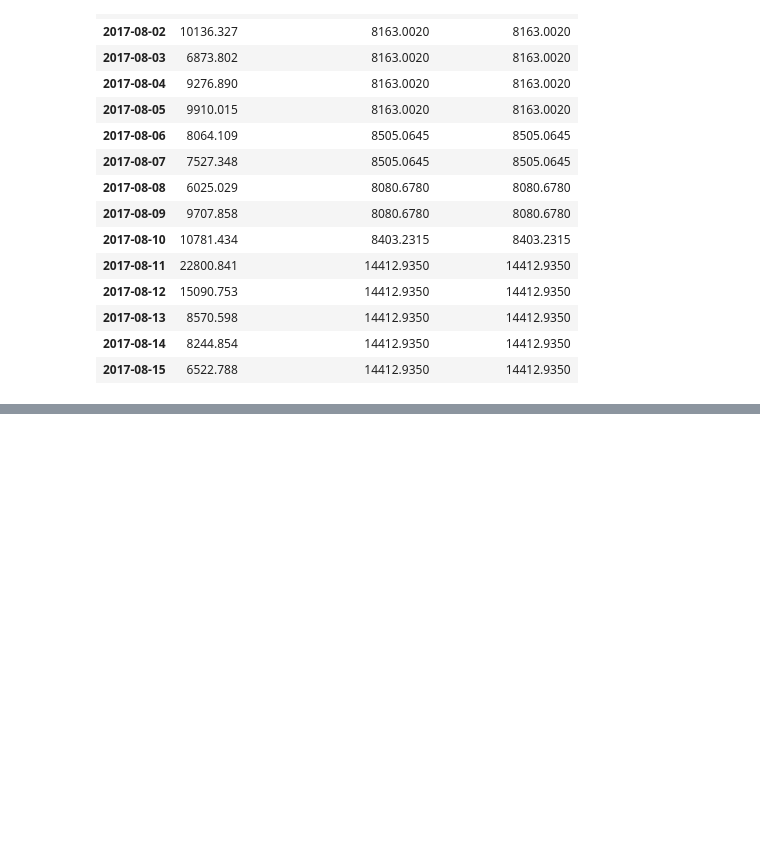
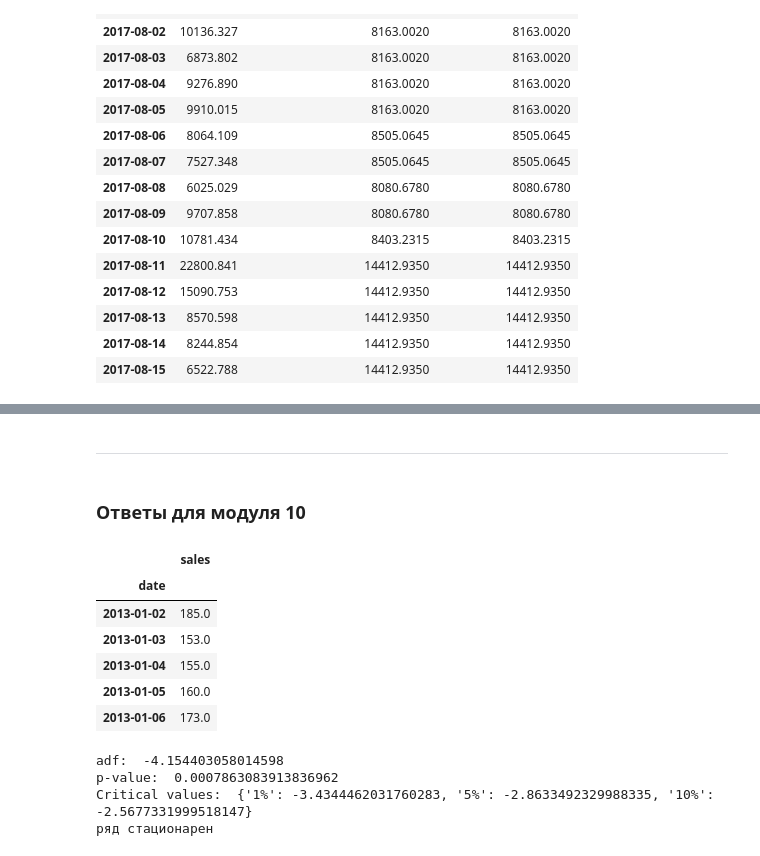
Before and after one commit to hotdonkey/data_science, a Jupyter notebook: Python/PDA-2/time_series_task.ipynb, the cells around one changed output, grey strips where cells are left out. Cells and saved outputs as stored; diff of their text form; code cells hidden in the pictures; blank space fills up the shorter version.

```diff
--- a/Python/PDA-2/time_series_task.ipynb
+++ b/Python/PDA-2/time_series_task.ipynb
@@ -299,0 +359,26 @@ data = df_25.copy()
+# %% [markdown]
+---
+# %% [markdown]
+### Ответы для модуля 10
+# %%
+# Выберите продукт с номером 103501 (item_nbr) и приведите данные
+# к виду временного ряда с группировкой по дате и агрегацией .sum()['unit_sales'].
+data = pd.DataFrame(df.query("item_nbr == 103501")["sales"])
+data = data.groupby(by=data.index).sum()
+data.head()
+# %% [output]
+|  | sales |
+| date |  |
+| 2013-01-02 | 185.0 |
+| 2013-01-03 | 153.0 |
+| 2013-01-04 | 155.0 |
+| 2013-01-05 | 160.0 |
+| 2013-01-06 | 173.0 |
+# %%
+# Проведите тест Адфуллера. Стационарен ли ряд?
+adfuller_test(data, "sales")
+# %% [output]
+adf:  -4.154403058014598
+p-value:  0.0007863083913836962
+Critical values:  {'1%': -3.4344462031760283, '5%': -2.8633492329988335, '10%': -2.5677331999518147}
+ряд стационарен
```
Also changed, not shown: parts of 8 cells of this notebook, 3 other files.
